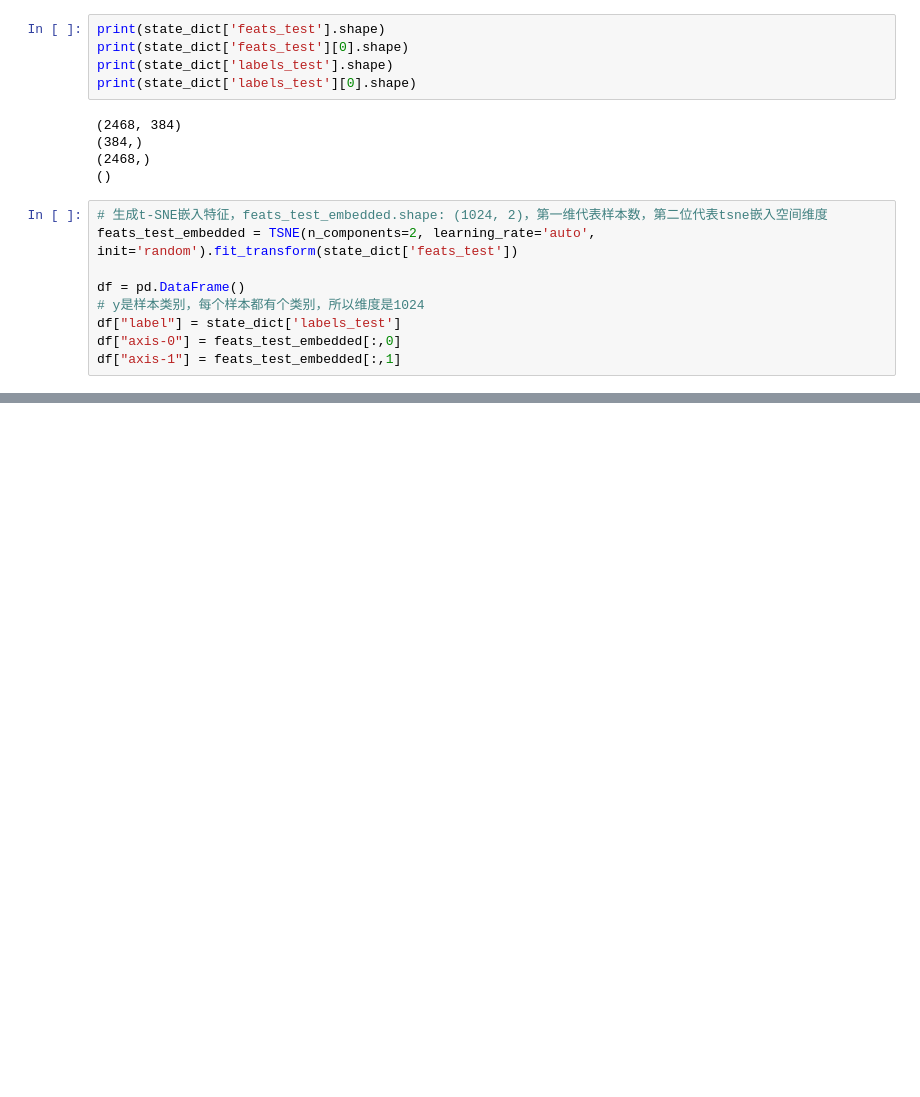
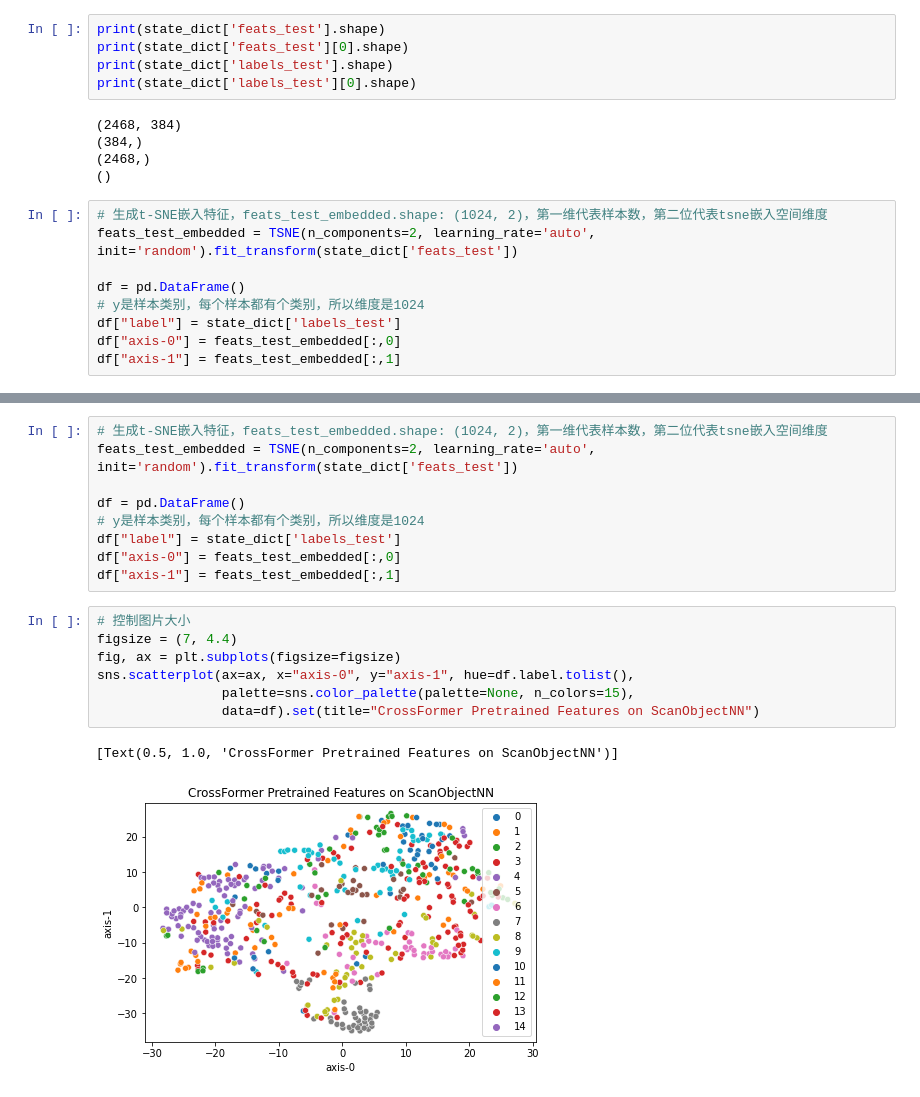
Before and after one commit to auniquesun/perceiver-io, a Jupyter notebook: visualization/show_pt_feats.ipynb, the cells around one changed output, grey strips where cells are left out. Drawn from its saved outputs; the diff is of its cells as text; blank space fills up the shorter version.

```diff
--- a/visualization/show_pt_feats.ipynb
+++ b/visualization/show_pt_feats.ipynb
@@ -43,0 +61,19 @@ sns.scatterplot(ax=ax, x="axis-0", y="axis-1", hue=df.label.tolist(),
+# %%
+# 生成t-SNE嵌入特征，feats_test_embedded.shape: (1024, 2)，第一维代表样本数，第二位代表tsne嵌入空间维度
+feats_test_embedded = TSNE(n_components=2, learning_rate='auto', init='random').fit_transform(state_dict['feats_test'])
+
+df = pd.DataFrame()
+# y是样本类别，每个样本都有个类别，所以维度是1024
+df["label"] = state_dict['labels_test']
+df["axis-0"] = feats_test_embedded[:,0]
+df["axis-1"] = feats_test_embedded[:,1]
+# %%
+# 控制图片大小
+figsize = (7, 4.4)
+fig, ax = plt.subplots(figsize=figsize)
+sns.scatterplot(ax=ax, x="axis-0", y="axis-1", hue=df.label.tolist(),
+                palette=sns.color_palette(palette=None, n_colors=15),
+                data=df).set(title="CrossFormer Pretrained Features on ScanObjectNN")
+# %% [output]
+[Text(0.5, 1.0, 'CrossFormer Pretrained Features on ScanObjectNN')]
+[figure, added]
```
Also changed, not shown: parts of 4 cells of this notebook, 9 other files.
